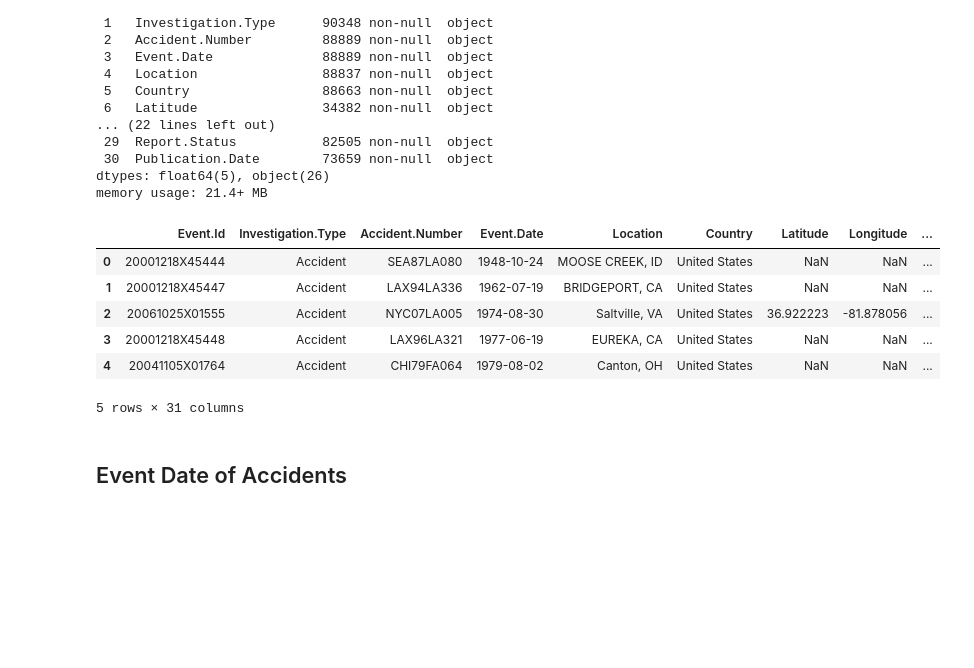
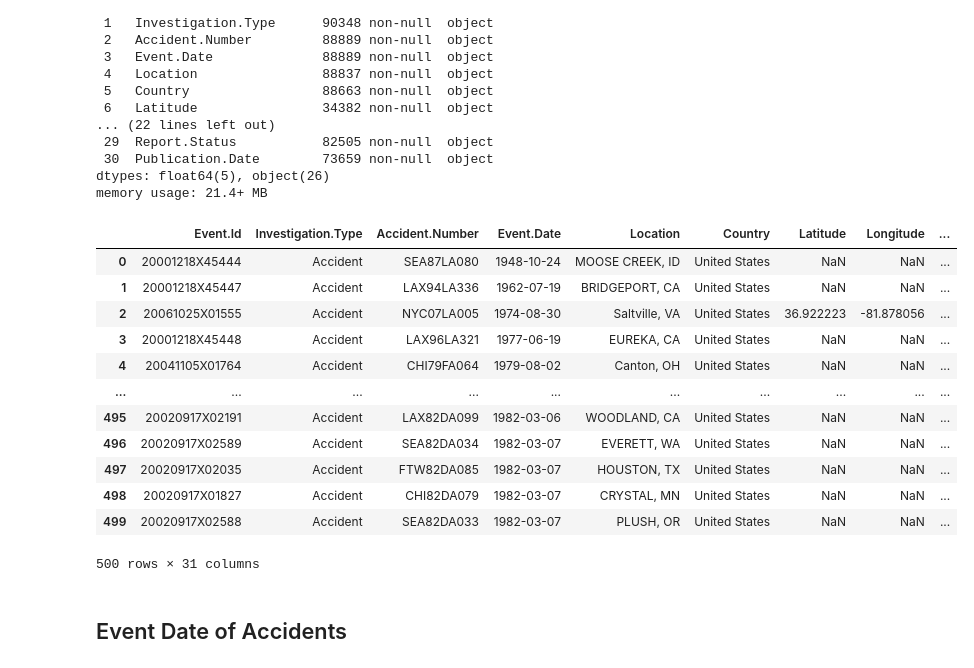
Before and after one commit to BlackXWulf/Flying-Through-The-Years, a Jupyter notebook: Phase1Project.ipynb, the cells around one changed output. Drawn from its saved outputs; the diff is of its cells as text; code cells hidden in the pictures; blank space fills up the shorter version.

```diff
--- a/Phase1Project.ipynb
+++ b/Phase1Project.ipynb
@@ -21,7 +21,7 @@ import pandas as pd
 import numpy as np
 import csv
 # %%
-aviation_data = pd.read_csv("Aviation_Data.csv", low_memory=False)
+aviation_data = pd.read_csv("Aviation_Data.csv", low_memory=False,)
 # %%
 aviation_data.info()
 # %% [output]
@@ -43,15 +43,21 @@ Data columns (total 31 columns):
 dtypes: float64(5), object(26)
 memory usage: 21.4+ MB
 # %%
-aviation_data.head()
+aviation_data.head(500)
 # %% [output]
 |  | Event.Id | Investigation.Type | Accident.Number | Event.Date | Location | Country | Latitude | Longitude | ... |
 | 0 | 20001218X45444 | Accident | SEA87LA080 | 1948-10-24 | MOOSE CREEK, ID | United States | NaN | NaN | ... |
 | 1 | 20001218X45447 | Accident | LAX94LA336 | 1962-07-19 | BRIDGEPORT, CA | United States | NaN | NaN | ... |
 | 2 | 20061025X01555 | Accident | NYC07LA005 | 1974-08-30 | Saltville, VA | United States | 36.922223 | -81.878056 | ... |
 | 3 | 20001218X45448 | Accident | LAX96LA321 | 1977-06-19 | EUREKA, CA | United States | NaN | NaN | ... |
 | 4 | 20041105X01764 | Accident | CHI79FA064 | 1979-08-02 | Canton, OH | United States | NaN | NaN | ... |
+| ... | ... | ... | ... | ... | ... | ... | ... | ... | ... |
+| 495 | 20020917X02191 | Accident | LAX82DA099 | 1982-03-06 | WOODLAND, CA | United States | NaN | NaN | ... |
+| 496 | 20020917X02589 | Accident | SEA82DA034 | 1982-03-07 | EVERETT, WA | United States | NaN | NaN | ... |
+| 497 | 20020917X02035 | Accident | FTW82DA085 | 1982-03-07 | HOUSTON, TX | United States | NaN | NaN | ... |
+| 498 | 20020917X01827 | Accident | CHI82DA079 | 1982-03-07 | CRYSTAL, MN | United States | NaN | NaN | ... |
+| 499 | 20020917X02588 | Accident | SEA82DA033 | 1982-03-07 | PLUSH, OR | United States | NaN | NaN | ... |
-5 rows × 31 columns
+500 rows × 31 columns
 # %% [markdown]
 ## Event Date of Accidents
 # %%
```
Also changed, not shown: parts of 5 cells of this notebook.
